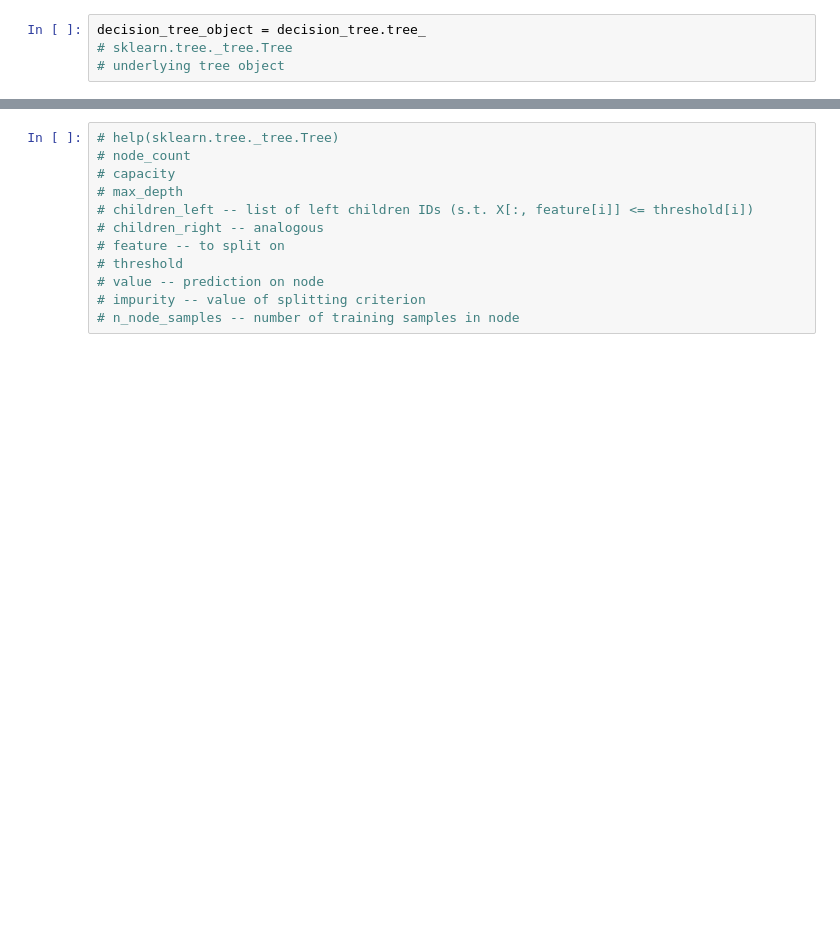
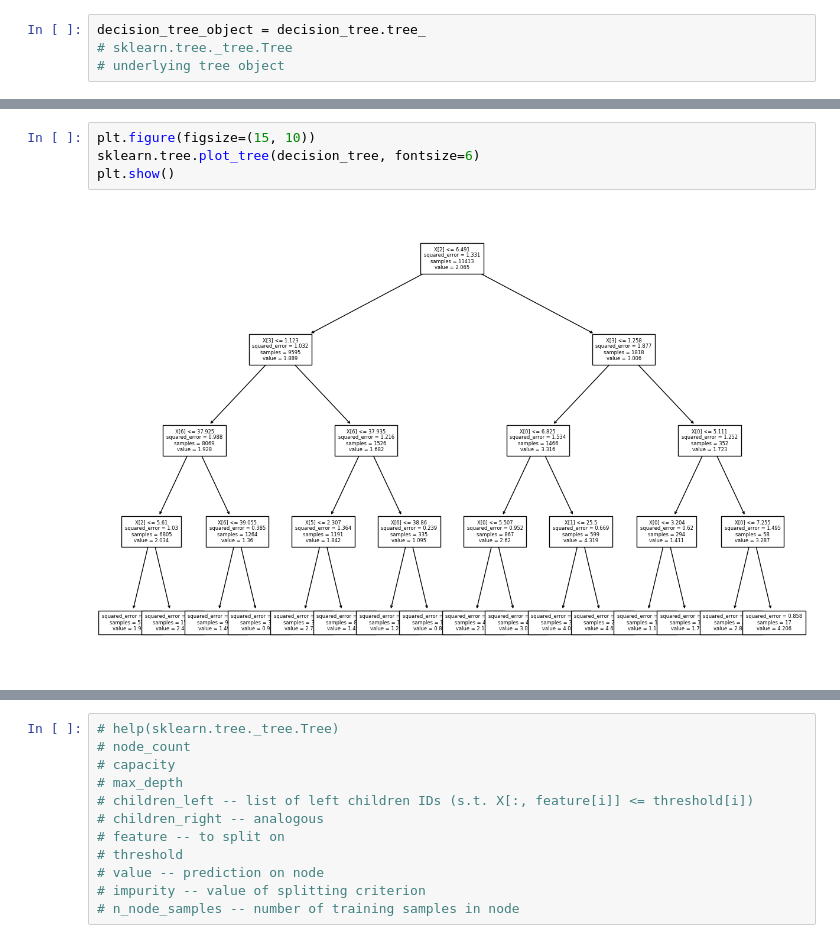
Before and after one commit to pyartemis/artemis, a Jupyter notebook: experiments/cond_depth_experiments.ipynb, the cells around one changed output, grey strips where cells are left out. Saved outputs shown, nothing was run; the diff lists cells and outputs as text; blank space fills up the shorter version.

```diff
--- a/experiments/cond_depth_experiments.ipynb
+++ b/experiments/cond_depth_experiments.ipynb
@@ -43,0 +150,6 @@ decision_tree_object = decision_tree.tree_
+# %%
+plt.figure(figsize=(15, 10))
+sklearn.tree.plot_tree(decision_tree, fontsize=6)
+plt.show()
+# %% [output]
+[figure, added]
```
Also changed, not shown: parts of 24 cells of this notebook, 7 other files.
